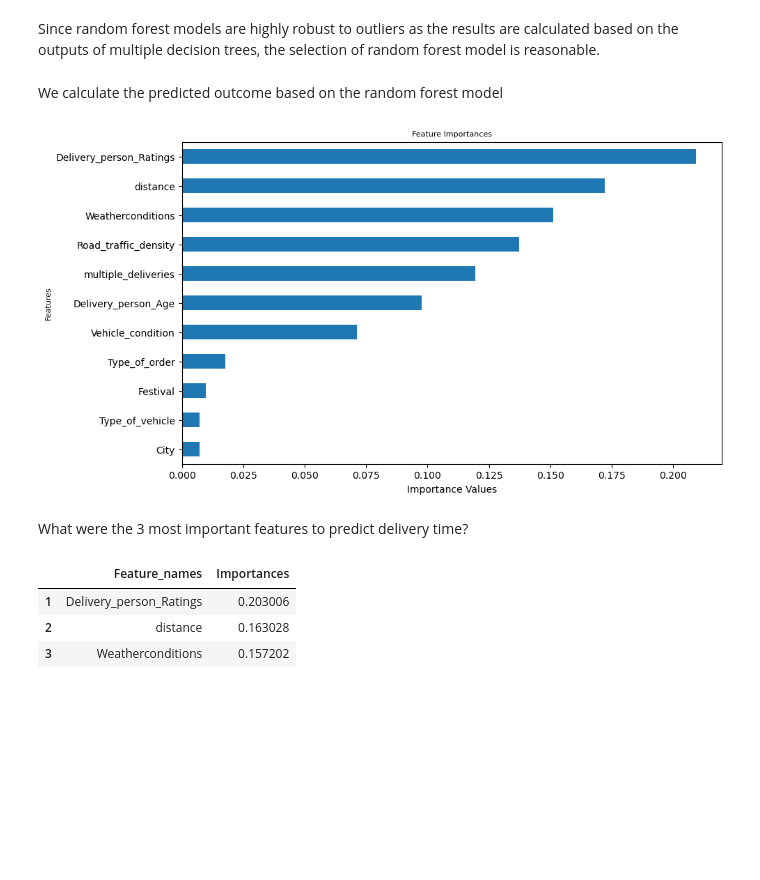
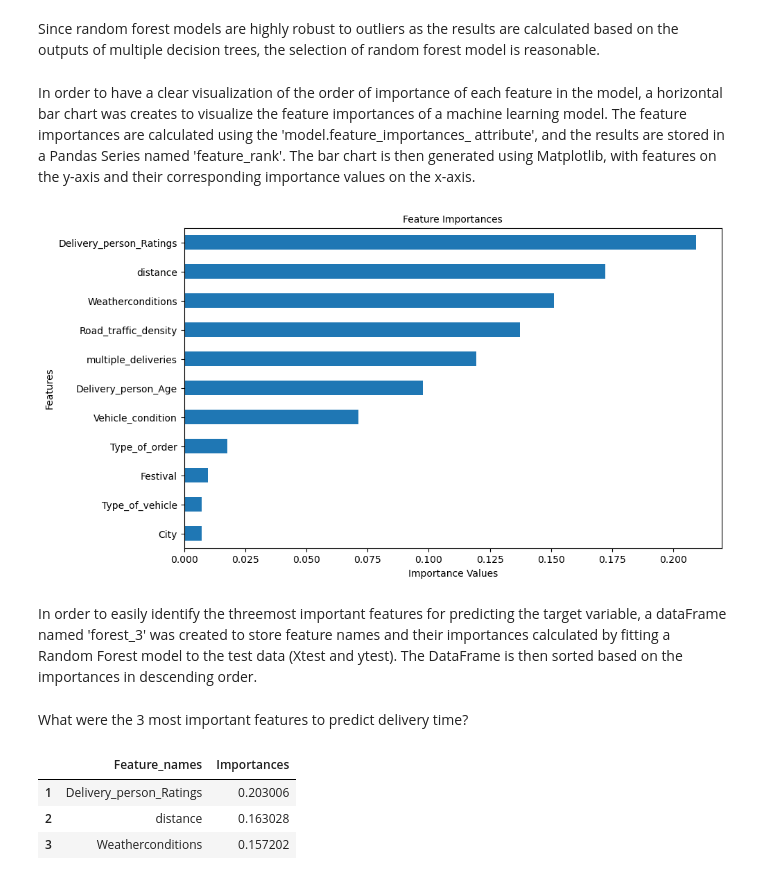
Before and after one commit to YonaskT/Delivery-time-analysis-prediction, a Jupyter notebook: Delivery Time Analysis and Prediction.ipynb, the cells around one changed output. Saved outputs shown, nothing was run; the diff lists cells and outputs as text; code cells hidden in the pictures; blank space fills up the shorter version.

```diff
--- a/Delivery Time Analysis and Prediction.ipynb
+++ b/Delivery Time Analysis and Prediction.ipynb
@@ -399,13 +431,17 @@ data_final.groupby(['Type_of_vehicle'])[['delivery_time']].agg([np.median,np.mea
 # %% [markdown]
 After performing a hypothesis testing using one way anova, There was significant difference on average delivery time among the different delivery types and that difference was not due to chance.
 # %%
+# import the necessary library
 import statsmodels.api as sm
 from statsmodels.formula.api import ols
 
+# Define the formula for the model
 formula = 'delivery_time ~ Type_of_vehicle'
 
-model = ols(formula, data=data).fit()
+# Fit the model
+model = ols(formula, data=data_final).fit()
 
+# Perform ANOVA and get the table
 aov_table = sm.stats.anova_lm(model, typ=2)
 aov_table
 # %% [output]
@@ -511,19 +564,24 @@ Index(['Delivery_person_Age', 'Delivery_person_Ratings', 'Weatherconditions',
        'delivery_time', 'distance'],
       dtype='object')
 # %%
-num_columns=['Delivery_person_Age','Delivery_person_Ratings','distance']
-cat_columns=['Weatherconditions',
+numeric_columns=['Delivery_person_Age','Delivery_person_Ratings','distance']
+categorical_columns=['Weatherconditions',
        'Road_traffic_density', 'Vehicle_condition', 'Type_of_order',
        'Type_of_vehicle', 'multiple_deliveries', 'Festival', 'City']
 outcome_variable=['delivery_time']
 # %%
+# Importing the LabelEncoder class from scikit-learn library
 from sklearn.preprocessing import LabelEncoder
+
+# Creating an instance of the LabelEncoder
 label_encoding = LabelEncoder()
 
+# Looping through each categorical column and applying label encoding to convert them to numeric values
 for category in cat_columns:
     data_final[category] = label_encoding.fit_transform(data_final[category])
 
-X = data_final[num_columns + cat_columns]
+# Creating feature matrix X by combining numeric and encoded categorical columns
+X = data_final[numeric_columns + categorical_columns]
 y = data_final[outcome_variable]
 # %%
 data_final.head()
@@ -620,16 +704,21 @@ plt.show()
 From the plot above, we can see the random forest regression model, with a lower root mean squared error and higher  coefficient of determination score, performed much better on the dataset than The XGBoost model.
 # %% [markdown]
 Since random forest models are highly robust to outliers as the results are calculated based on the outputs of multiple decision trees, the selection of random forest model is reasonable.
-# %% [markdown]
-We calculate the predicted outcome based on the random forest model
+# %% [markdown]
+ In order to have a clear visualization of the order of importance of each feature in the model,  a horizontal bar chart was creates to visualize the feature importances of a machine learning model. The feature importances are calculated using the 'model.feature_importances_ attribute', and the results are stored in a Pandas Series named 'feature_rank'. The bar chart is then generated using Matplotlib, with features on the y-axis and their corresponding importance values on the x-axis.
 # %%
+# Create a Pandas Series to store feature importances from the model
 feature_rank=pd.Series(model.feature_importances_,index=Xtrain.columns,name='Importance').sort_values(ascending=True,inplace=False)
+
+# Plotting a horizontal bar chart to visualize feature importances
 ax=feature_rank.plot(kind='barh',figsize=(10,6))
+
+# Setting x-axis and y-axis labels, and the title for the plot
 plt.xlabel("Importance Values", fontsize=10)
-plt.ylabel("Features", fontsize=8)
-plt.title("Feature Importances", fontsize=8)
+plt.ylabel("Features", fontsize=10)
+plt.title("Feature Importances", fontsize=10)
 plt.show();
 # %% [output]
-[figure, old version]
+[figure, new version]
 # %% [markdown]
-What were the 3 most important features to predict delivery time?
+In order to easily identify the threemost important features for predicting the target variable, a dataFrame named 'forest_3' was created to store feature names and their importances calculated by fitting a Random Forest model to the test data (Xtest and ytest). The DataFrame is then sorted based on the importances in descending order.
@@ -638,3 +730,5 @@ forest_3=pd.DataFrame({'Feature_names':X.columns,'Importances':rf.fit(Xtest,ytes
+# %% [markdown]
+What were the 3 most important features to predict delivery time?
 # %%
 forest_3[:3]
 # %% [output]
```
Also changed, not shown: parts of 30 cells of this notebook.
